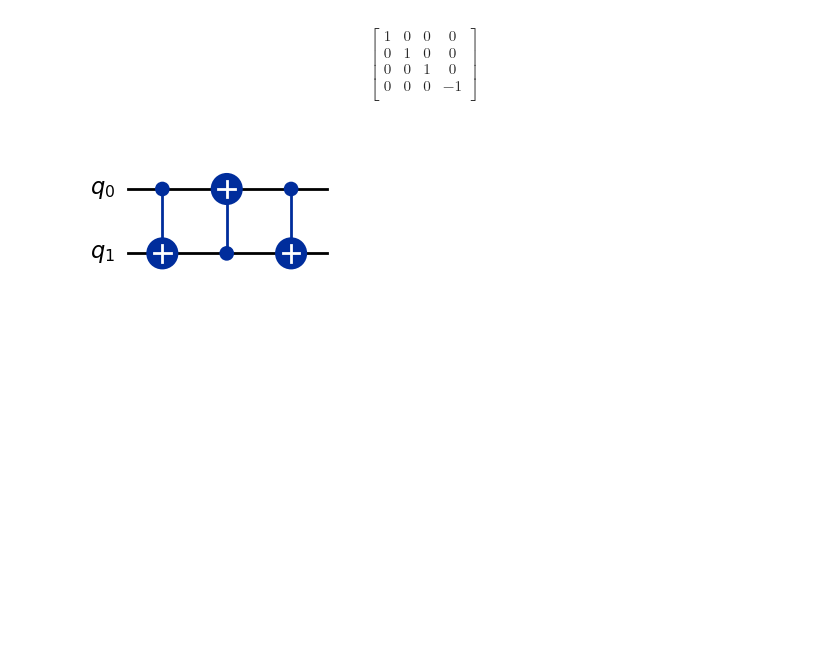
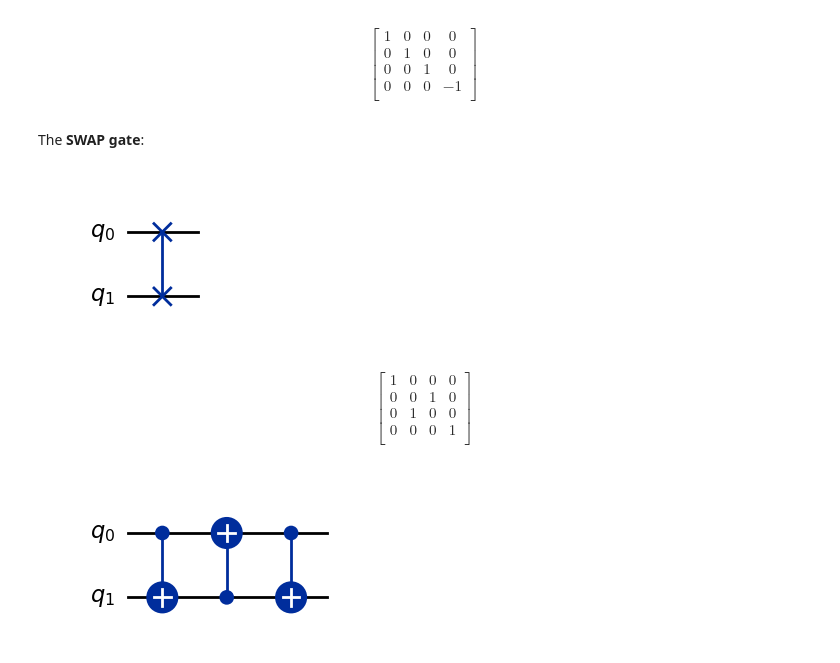
Before and after one commit to bin-wu-phys/QuantumSimulation, a Jupyter notebook: 01.circuits and time evolution.1.x.ipynb, the cells around one changed output. Cells and saved outputs as stored; diff of their text form; code cells hidden in the pictures; blank space fills up the shorter version.

```diff
--- a/01.circuits and time evolution.1.x.ipynb
+++ b/01.circuits and time evolution.1.x.ipynb
@@ -277,3 +375,31 @@ $$
 $$
 # %%
 cz.savefig('cz_from_cnot.pdf')
+# %% [markdown]
+The **SWAP gate**:
+# %%
+# Create a quantum circuit with two qubits
+qc = QuantumCircuit(2)
+
+# Apply the SWAP gate
+qc.swap(0, 1)
+
+# Extract and print the SWAP gate matrix
+swap_matrix = Operator(qc)
+
+# Visualize the circuit
+swap = qc.draw('mpl')
+swap
+# %% [output]
+[figure]
+# %%
+swap_matrix.draw('latex')
+# %% [output]
+$$
+\begin{bmatrix}
+1 & 0 & 0 & 0  \\
+ 0 & 0 & 1 & 0  \\
+ 0 & 1 & 0 & 0  \\
+ 0 & 0 & 0 & 1  \\
+ \end{bmatrix}
+$$
```
Also changed, not shown: parts of 31 cells of this notebook.
